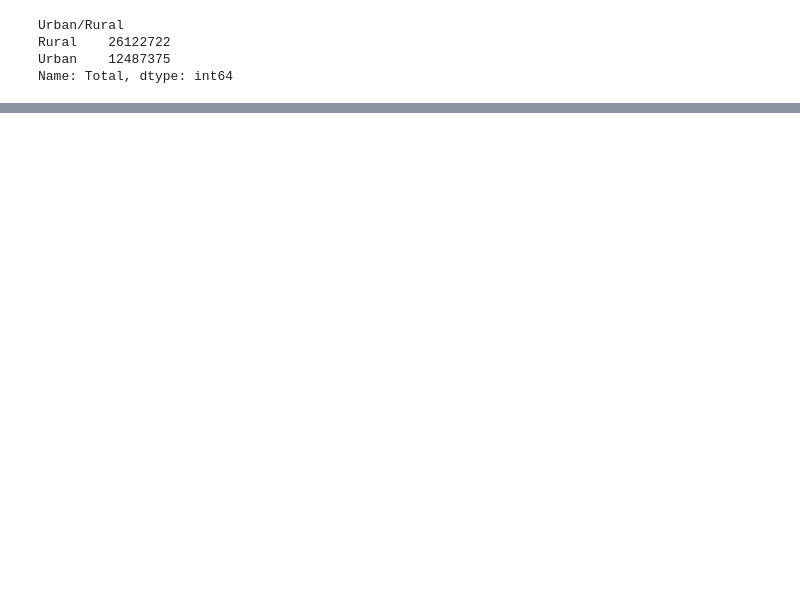
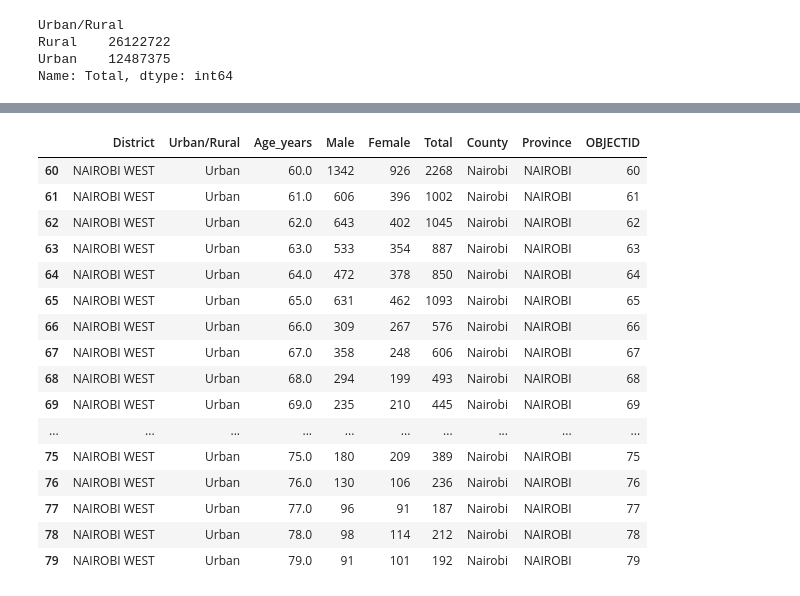
Before and after one commit to kanjaq/Pandas_Assignment2, a Jupyter notebook: Pandas_Assignment2.ipynb, the cells around one changed output, grey strips where cells are left out. Cells and saved outputs as stored; diff of their text form; code cells hidden in the pictures; blank space fills up the shorter version.

```diff
--- a/Pandas_Assignment2.ipynb
+++ b/Pandas_Assignment2.ipynb
@@ -452,0 +515,4 @@ index_age
+# %%
+df['Age_years'].replace('80+', 81, inplace=True)
+# %%
+df['Age_years'].replace('Age NS', 0, inplace=True)
@@ -452,0 +530,25 @@ index_age
+# %%
+# What was the population of people aged 60 and above in Kenya?
+#convert to integer
+df['Age_years'] = df['Age_years'].astype(float)
+# %%
+y = df['Age_years'] >= 60
+df.loc[y].head(20)
+# %% [output]
+|  | District | Urban/Rural | Age_years | Male | Female | Total | County | Province | OBJECTID |
+| 60 | NAIROBI WEST | Urban | 60.0 | 1342 | 926 | 2268 | Nairobi | NAIROBI | 60 |
+| 61 | NAIROBI WEST | Urban | 61.0 | 606 | 396 | 1002 | Nairobi | NAIROBI | 61 |
+| 62 | NAIROBI WEST | Urban | 62.0 | 643 | 402 | 1045 | Nairobi | NAIROBI | 62 |
+| 63 | NAIROBI WEST | Urban | 63.0 | 533 | 354 | 887 | Nairobi | NAIROBI | 63 |
+| 64 | NAIROBI WEST | Urban | 64.0 | 472 | 378 | 850 | Nairobi | NAIROBI | 64 |
+| 65 | NAIROBI WEST | Urban | 65.0 | 631 | 462 | 1093 | Nairobi | NAIROBI | 65 |
+| 66 | NAIROBI WEST | Urban | 66.0 | 309 | 267 | 576 | Nairobi | NAIROBI | 66 |
+| 67 | NAIROBI WEST | Urban | 67.0 | 358 | 248 | 606 | Nairobi | NAIROBI | 67 |
+| 68 | NAIROBI WEST | Urban | 68.0 | 294 | 199 | 493 | Nairobi | NAIROBI | 68 |
+| 69 | NAIROBI WEST | Urban | 69.0 | 235 | 210 | 445 | Nairobi | NAIROBI | 69 |
+| ... | ... | ... | ... | ... | ... | ... | ... | ... | ... |
+| 75 | NAIROBI WEST | Urban | 75.0 | 180 | 209 | 389 | Nairobi | NAIROBI | 75 |
+| 76 | NAIROBI WEST | Urban | 76.0 | 130 | 106 | 236 | Nairobi | NAIROBI | 76 |
+| 77 | NAIROBI WEST | Urban | 77.0 | 96 | 91 | 187 | Nairobi | NAIROBI | 77 |
+| 78 | NAIROBI WEST | Urban | 78.0 | 98 | 114 | 212 | Nairobi | NAIROBI | 78 |
+| 79 | NAIROBI WEST | Urban | 79.0 | 91 | 101 | 192 | Nairobi | NAIROBI | 79 |
```
Also changed, not shown: parts of 15 cells of this notebook.
